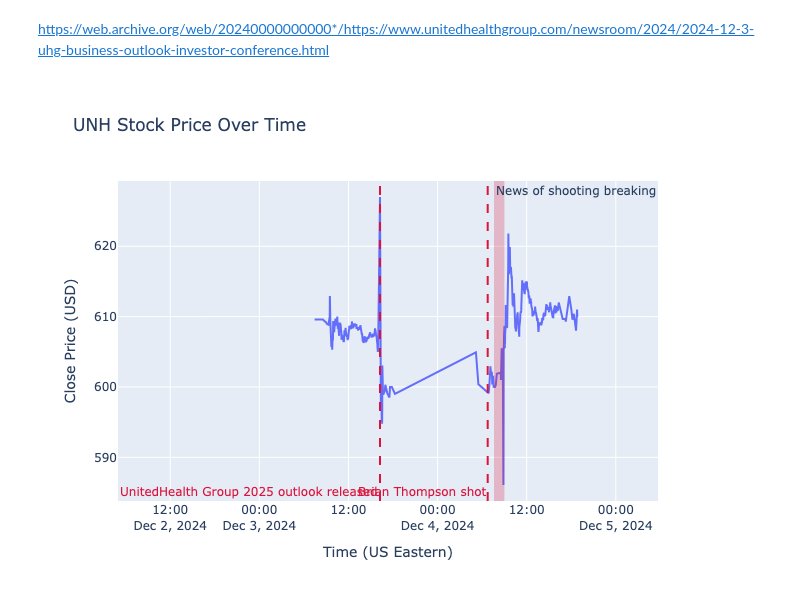
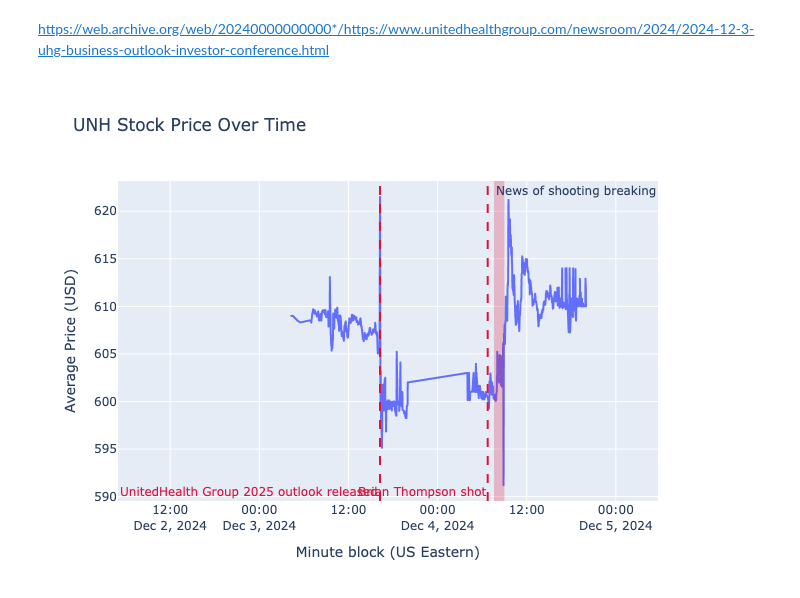
Before and after one commit to afeld/pre-existing-condition, a Jupyter notebook: analysis/shooting_unh_financials/stock.ipynb, the cells around one changed output. Drawn from its saved outputs; the diff is of its cells as text; code cells hidden in the pictures.

Commit message:
switch to more granular stock data

```diff
--- a/analysis/shooting_unh_financials/stock.ipynb
+++ b/analysis/shooting_unh_financials/stock.ipynb
@@ -4,15 +4,11 @@
 # %%
 import pandas as pd
 
-file_path = "OLHCV-1m/xnas-itch-20241201-20241231.ohlcv-1m.csv.zst"
+file_path = "wrds_taq/minute_price.csv"
 df = pd.read_csv(
     file_path,
-    compression="zstd",
-    parse_dates=["ts_event"],
+    parse_dates=["ts_minute"],
 )
-df = df.sort_values("ts_event")
-
-stock_symbol = df["symbol"].iloc[0]
 
 df
 # %% [output]
@@ -32,5 +30,5 @@ df
 # %%
-df["ts_event_ny"] = df["ts_event"].dt.tz_convert(tz="US/Eastern")
+df["ts_minute"] = df["ts_minute"].dt.tz_localize(tz="US/Eastern")
 # %% [markdown]
 - https://www.unitedhealthgroup.com/newsroom/2024/2024-12-3-uhg-business-outlook-investor-conference.html
 - https://www.nasdaq.com/press-release/unitedhealth-group-updates-business-outlook-ahead-investor-conference-2024-12-03
@@ -100,38 +78,38 @@ https://web.archive.org/web/20240000000000*/https://www.unitedhealthgroup.com/ne
 import plotly.express as px
 
 fig = px.line(
-    df_filtered,
-    x="ts_event_ny",
-    y="close",
-    title=f"{stock_symbol} Stock Price Over Time",
+    df,
+    x="ts_minute",
+    y="average_price",
+    title="UNH Stock Price Over Time",
     labels={
-        "ts_event_ny": "Time (US Eastern)",
-        "close": "Close Price (USD)",
+        "ts_minute": "Minute block (US Eastern)",
+        "average_price": "Average Price (USD)",
     },
 )
 
 fig.update_traces(mode="lines")
 
 for line in vlines:
     fig.add_vline(
         x=line["time"],
         line_dash="dash",
         line_color="crimson",
         annotation_text=line["label"],
         annotation_position="bottom left",
         annotation_font_color="crimson",
     )
 
 fig.add_vrect(
     x0=news_broke_start_time,
     x1=news_broke_end_time,
     annotation_text=news_broke_label,
     annotation_position="top left",
     fillcolor="crimson",
     opacity=0.25,
     line_width=0,
 )
 
 fig.show()
 # %% [output]
-[figure, old version]
+[figure, new version]
```
Also changed, not shown: parts of 3 cells of this notebook, 5 other files.
